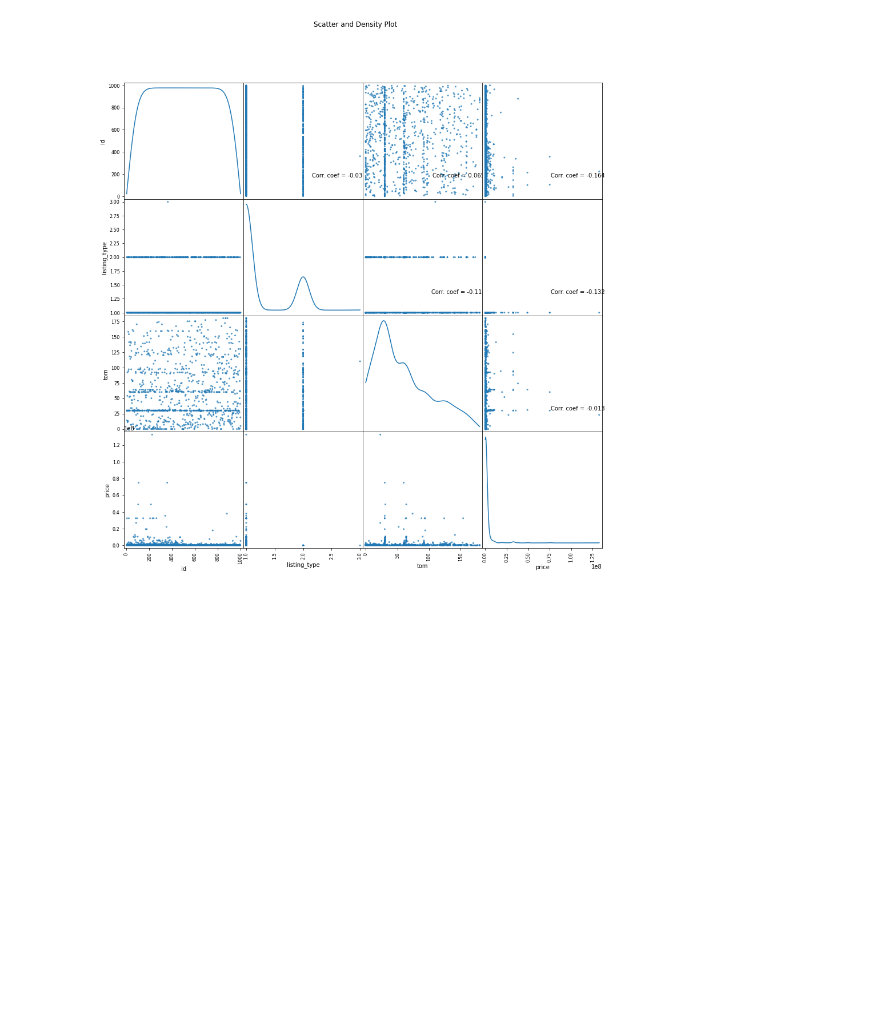
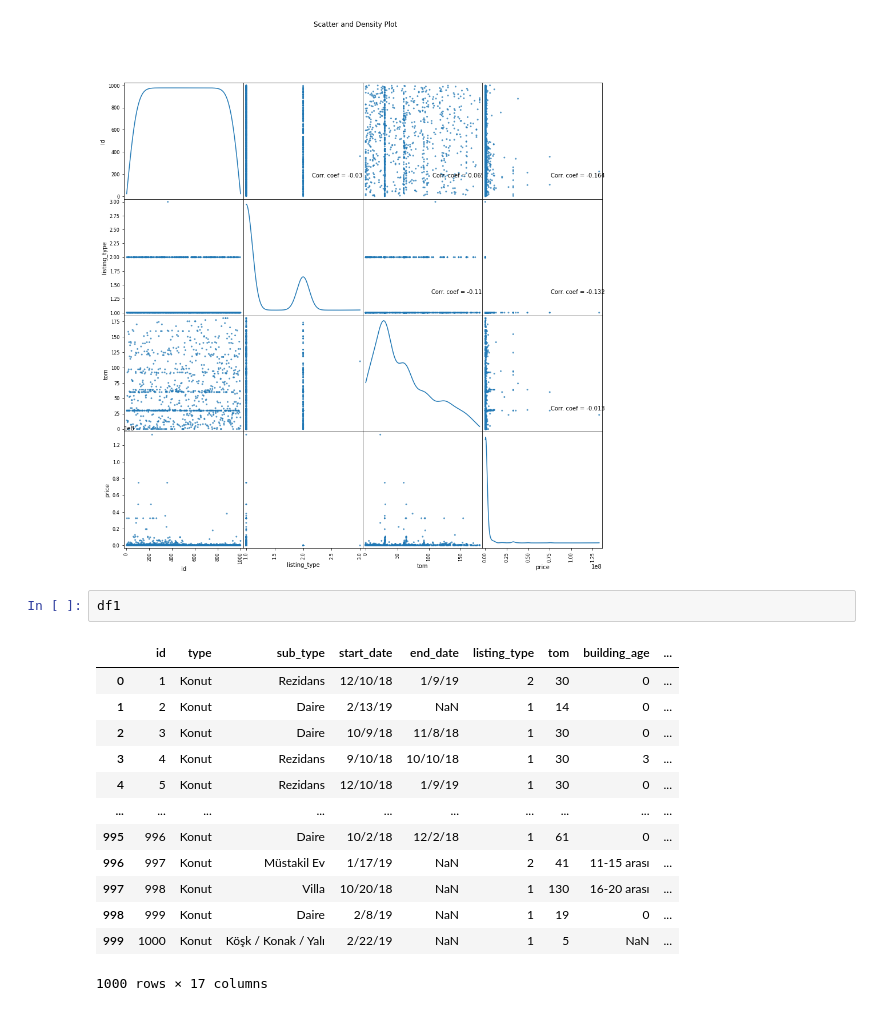
Before and after one commit to BodeMakinde/Zingat-Property-Automated-Valuation-Model, a Jupyter notebook: AVM.ipynb, the cells around one changed output. Cells and saved outputs as stored; diff of their text form; blank space fills up the shorter version.

```diff
--- a/AVM.ipynb
+++ b/AVM.ipynb
@@ -169,3 +145,19 @@ def plotScatterMatrix(df, plotSize, textSize):
 plotScatterMatrix(df1, 15, 10)
 # %% [output]
 [figure]
+# %%
+df1
+# %% [output]
+|  | id | type | sub_type | start_date | end_date | listing_type | tom | building_age | ... |
+| 0 | 1 | Konut | Rezidans | 12/10/18 | 1/9/19 | 2 | 30 | 0 | ... |
+| 1 | 2 | Konut | Daire | 2/13/19 | NaN | 1 | 14 | 0 | ... |
+| 2 | 3 | Konut | Daire | 10/9/18 | 11/8/18 | 1 | 30 | 0 | ... |
+| 3 | 4 | Konut | Rezidans | 9/10/18 | 10/10/18 | 1 | 30 | 3 | ... |
+| 4 | 5 | Konut | Rezidans | 12/10/18 | 1/9/19 | 1 | 30 | 0 | ... |
+| ... | ... | ... | ... | ... | ... | ... | ... | ... | ... |
+| 995 | 996 | Konut | Daire | 10/2/18 | 12/2/18 | 1 | 61 | 0 | ... |
+| 996 | 997 | Konut | Müstakil Ev | 1/17/19 | NaN | 2 | 41 | 11-15 arası | ... |
+| 997 | 998 | Konut | Villa | 10/20/18 | NaN | 1 | 130 | 16-20 arası | ... |
+| 998 | 999 | Konut | Daire | 2/8/19 | NaN | 1 | 19 | 0 | ... |
+| 999 | 1000 | Konut | Köşk / Konak / Yalı | 2/22/19 | NaN | 1 | 5 | NaN | ... |
+1000 rows × 17 columns
```
Also changed, not shown: parts of 3 cells of this notebook.
